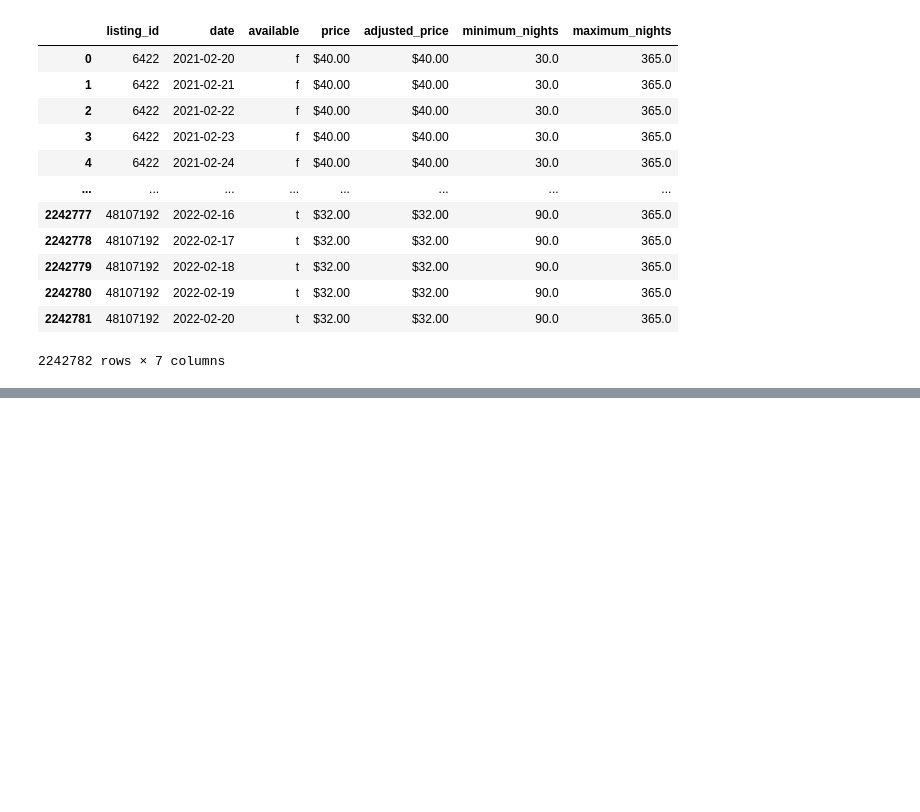
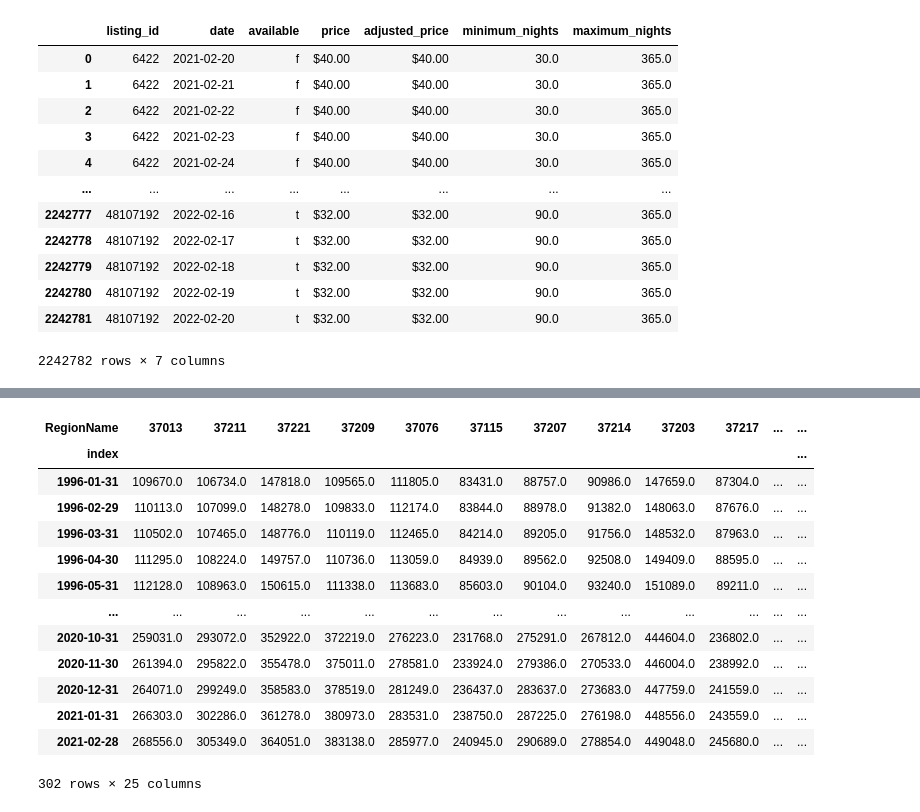
Before and after one commit to Sammyknee/nashville_airbnb_housing, a Jupyter notebook: initial_EDA.ipynb, the cells around one changed output, grey strips where cells are left out. Cells and saved outputs as stored; diff of their text form; code cells hidden in the pictures; blank space fills up the shorter version.

```diff
--- a/initial_EDA.ipynb
+++ b/initial_EDA.ipynb
@@ -180,0 +298,3 @@ calendar_df
+# %%
+nashville_prices_df.set_index('RegionName', inplace=True)
+nashville_prices_df.head()
@@ -180,0 +344,18 @@ calendar_df
+# %%
+nashville_prices_df.set_index('index', inplace=True)
+nashville_prices_df
+# %% [output]
+| RegionName | 37013 | 37211 | 37221 | 37209 | 37076 | 37115 | 37207 | 37214 | 37203 | 37217 | ... | ... |
+| index |  |  |  |  |  |  |  |  |  |  |  | ... |
+| 1996-01-31 | 109670.0 | 106734.0 | 147818.0 | 109565.0 | 111805.0 | 83431.0 | 88757.0 | 90986.0 | 147659.0 | 87304.0 | ... | ... |
+| 1996-02-29 | 110113.0 | 107099.0 | 148278.0 | 109833.0 | 112174.0 | 83844.0 | 88978.0 | 91382.0 | 148063.0 | 87676.0 | ... | ... |
+| 1996-03-31 | 110502.0 | 107465.0 | 148776.0 | 110119.0 | 112465.0 | 84214.0 | 89205.0 | 91756.0 | 148532.0 | 87963.0 | ... | ... |
+| 1996-04-30 | 111295.0 | 108224.0 | 149757.0 | 110736.0 | 113059.0 | 84939.0 | 89562.0 | 92508.0 | 149409.0 | 88595.0 | ... | ... |
+| 1996-05-31 | 112128.0 | 108963.0 | 150615.0 | 111338.0 | 113683.0 | 85603.0 | 90104.0 | 93240.0 | 151089.0 | 89211.0 | ... | ... |
+| ... | ... | ... | ... | ... | ... | ... | ... | ... | ... | ... | ... | ... |
+| 2020-10-31 | 259031.0 | 293072.0 | 352922.0 | 372219.0 | 276223.0 | 231768.0 | 275291.0 | 267812.0 | 444604.0 | 236802.0 | ... | ... |
+| 2020-11-30 | 261394.0 | 295822.0 | 355478.0 | 375011.0 | 278581.0 | 233924.0 | 279386.0 | 270533.0 | 446004.0 | 238992.0 | ... | ... |
+| 2020-12-31 | 264071.0 | 299249.0 | 358583.0 | 378519.0 | 281249.0 | 236437.0 | 283637.0 | 273683.0 | 447759.0 | 241559.0 | ... | ... |
+| 2021-01-31 | 266303.0 | 302286.0 | 361278.0 | 380973.0 | 283531.0 | 238750.0 | 287225.0 | 276198.0 | 448556.0 | 243559.0 | ... | ... |
+| 2021-02-28 | 268556.0 | 305349.0 | 364051.0 | 383138.0 | 285977.0 | 240945.0 | 290689.0 | 278854.0 | 449048.0 | 245680.0 | ... | ... |
+302 rows × 25 columns
```
Also changed, not shown: parts of 39 cells of this notebook.
